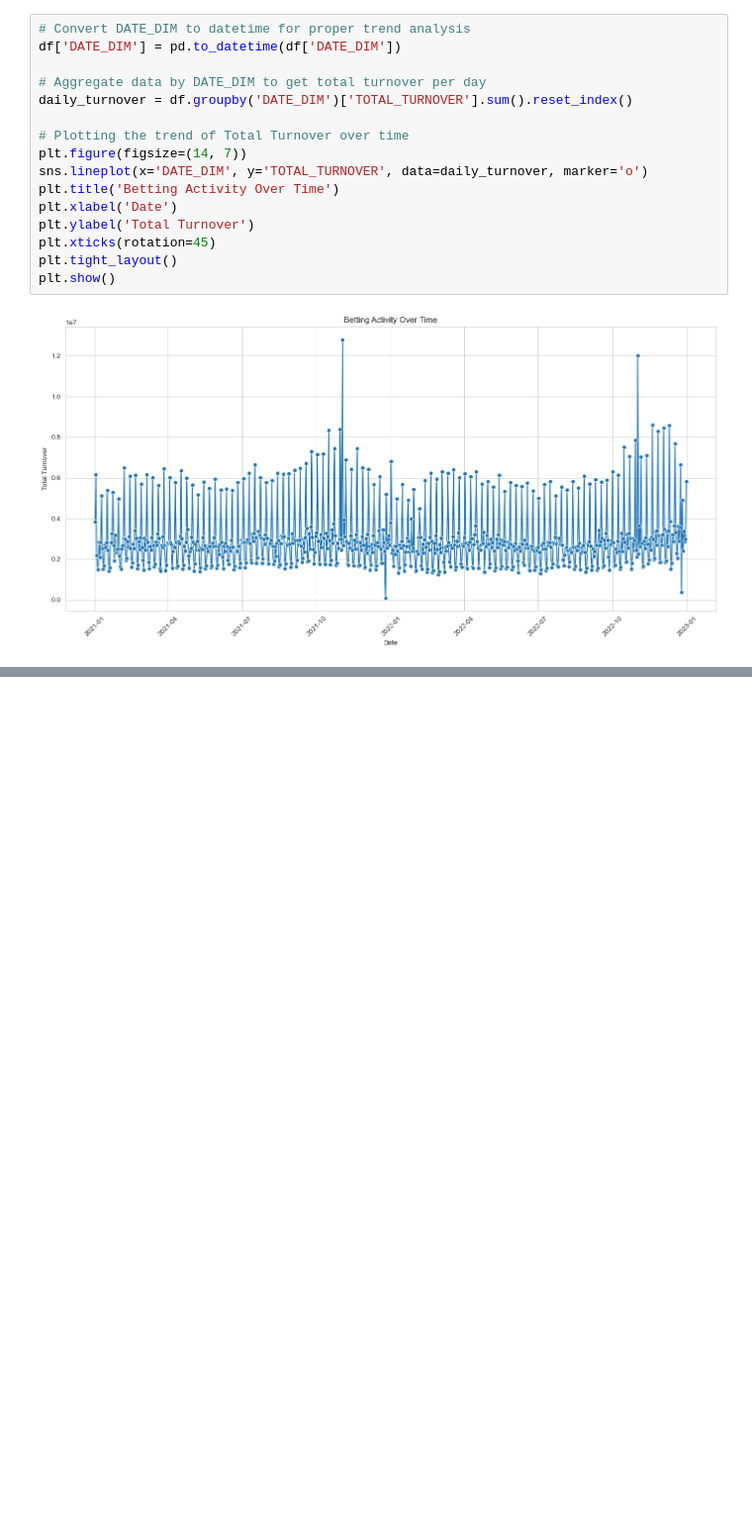
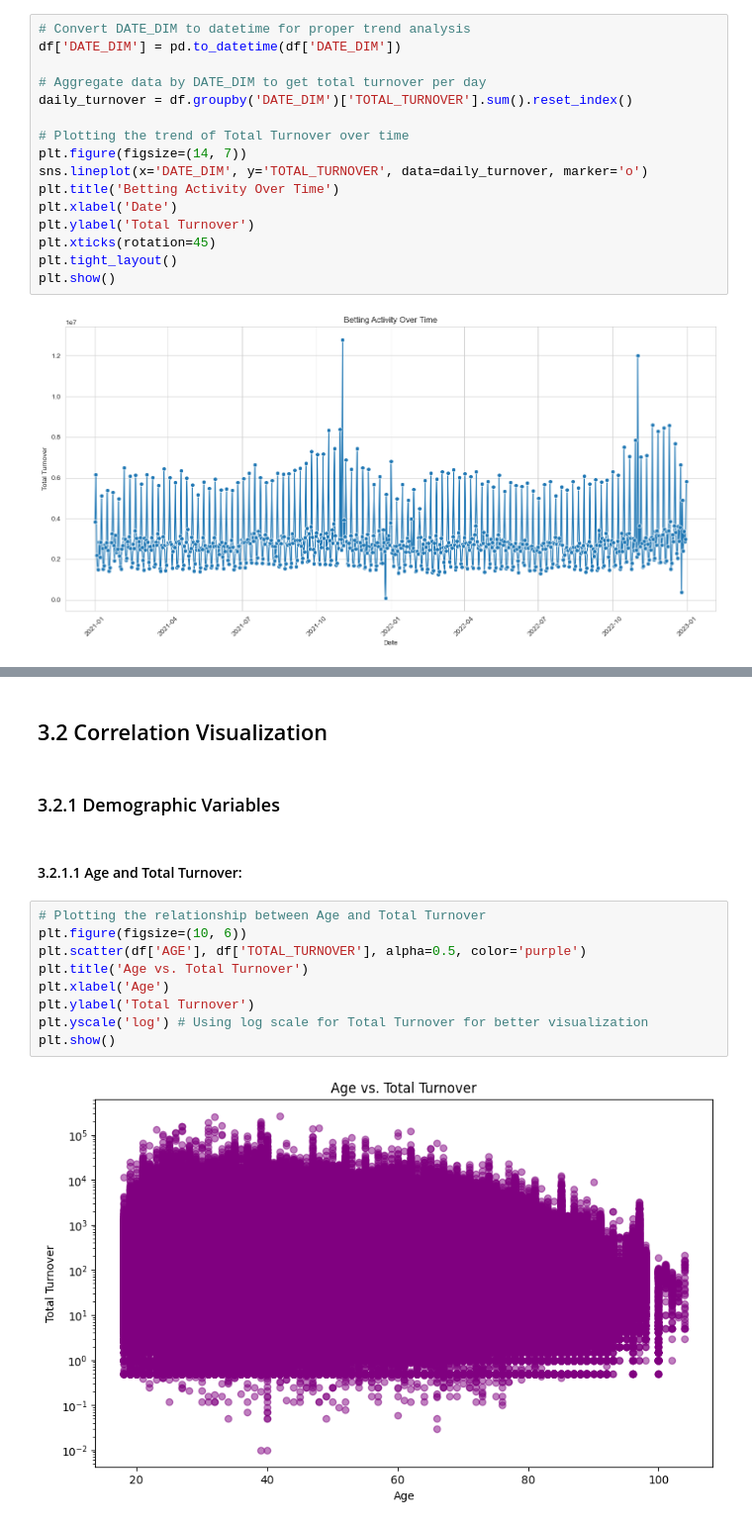
Before and after one commit to ThanhVo15/Competition, a Jupyter notebook: 2. Data Got Talent/2. Final Round/Code/TAB_Betting_Data.ipynb, the cells around one changed output, grey strips where cells are left out. Shown at 99% size. Cells and saved outputs as stored; diff of their text form; blank space fills up the shorter version.

```diff
--- a/2. Data Got Talent/2. Final Round/Code/TAB_Betting_Data.ipynb
+++ b/2. Data Got Talent/2. Final Round/Code/TAB_Betting_Data.ipynb
@@ -601,0 +703,17 @@ plt.show()
+# %% [markdown]
+## 3.2 Correlation Visualization
+# %% [markdown]
+### 3.2.1 Demographic Variables
+# %% [markdown]
+#### 3.2.1.1 Age and Total Turnover:
+# %%
+# Plotting the relationship between Age and Total Turnover
+plt.figure(figsize=(10, 6))
+plt.scatter(df['AGE'], df['TOTAL_TURNOVER'], alpha=0.5, color='purple')
+plt.title('Age vs. Total Turnover')
+plt.xlabel('Age')
+plt.ylabel('Total Turnover')
+plt.yscale('log') # Using log scale for Total Turnover for better visualization
+plt.show()
+# %% [output]
+[figure, added]
```
Also changed, not shown: parts of 64 cells of this notebook.
